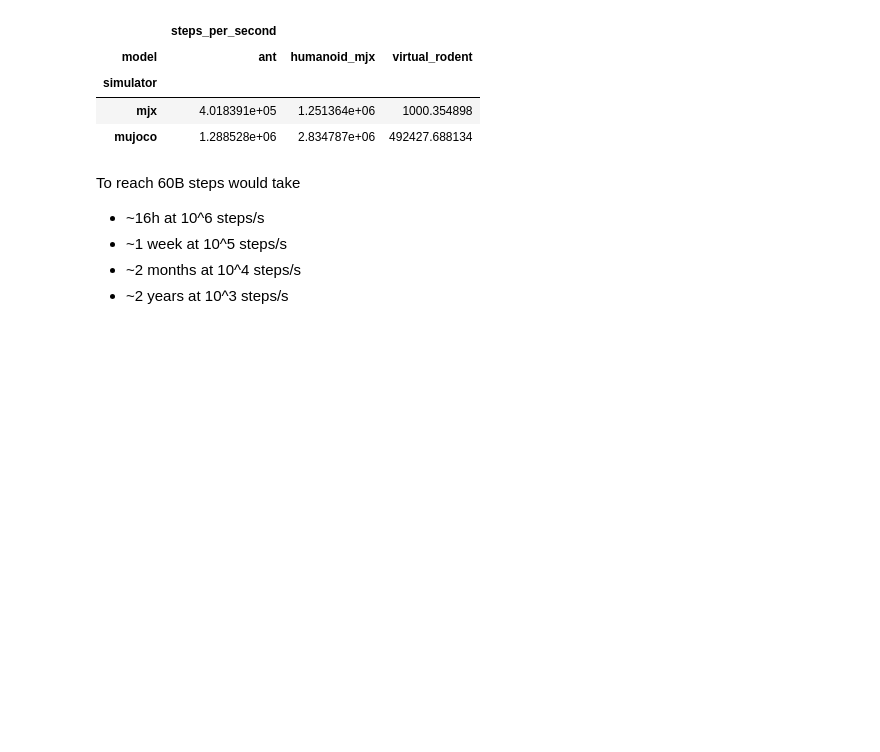
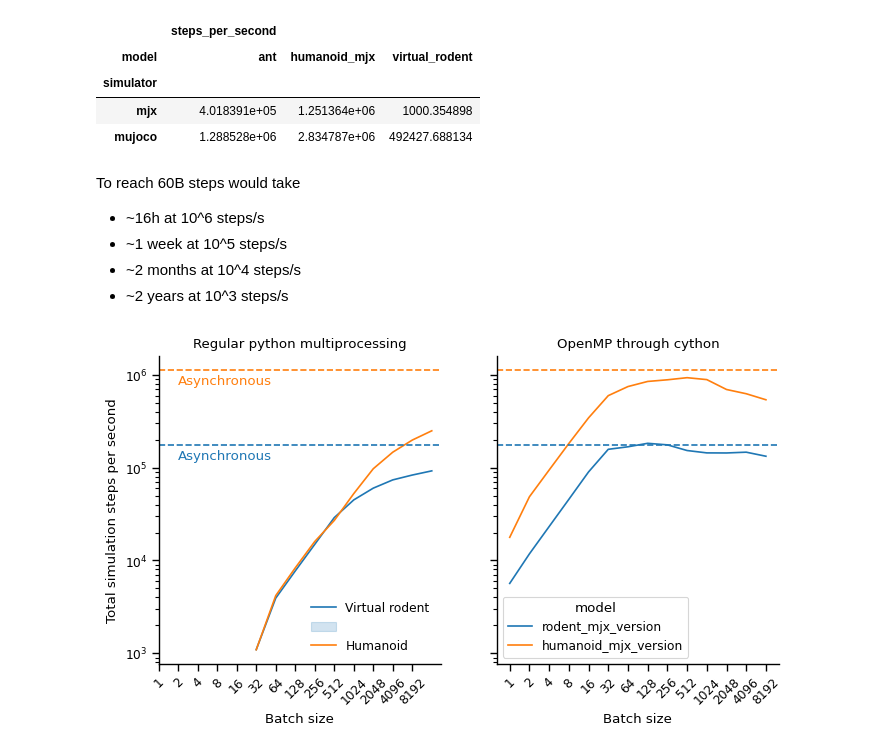
Before and after one commit to emiwar/quick-mjx-performance-test, a Jupyter notebook: Plot results.ipynb, the cells around one changed output. Drawn from its saved outputs; the diff is of its cells as text; code cells hidden in the pictures; blank space fills up the shorter version.

Commit message:
Plotted the synchronous results.

```diff
--- a/Plot results.ipynb
+++ b/Plot results.ipynb
@@ -57,3 +57,51 @@ To reach 60B steps would take
  - ~1 week at 10^5 steps/s
  - ~2 months at 10^4 steps/s
  - ~2 years at 10^3 steps/s
+# %%
+files = ['synchronized_multiprocessing_rodent_mjx_32_cores.csv', 'synchronized_multiprocessing_humanoid_mjx_32_cores.csv',
+         'cython_mujoco_rodent_32_cores.csv', 'cython_mujoco_humanoid_32_cores.csv',
+         'multiprocessing_humanoid_mjx_32_cores.csv', 'multiprocessing_rodent_mjx_32_cores.csv']
+data = pd.concat([pd.read_csv(f'results/{f}') for f in files])
+data.loc[data.parallellisation == 'synchronized_multiprocessing', 'batch_size'] = 32*data.loc[data.parallellisation == 'synchronized_multiprocessing', 'batch_per_worker']
+data.loc[data.parallellisation == 'none', 'parallellisation'] = 'openMP'
+#data.loc[data.parallellisation == 'none', 'parallellisation'] = 'openMP'
+# %%
+sns.set_context("paper")
+# %%
+reference = data.query("parallellisation == 'multiprocessing' & n_workers == 32").set_index('model').steps_per_second
+
+fig, axs = plt.subplots(1, 2, sharey=True, figsize=(8, 4))
+plt.sca(axs[0])
+sns.lineplot(data=data.query("parallellisation == 'synchronized_multiprocessing'"), x='batch_size', y='steps_per_second', hue='model')
+plt.legend(['Virtual rodent', '', 'Humanoid'], frameon=False)
+#plt.legend(['Virtual rodent', '', 'Ant', '', 'Humanoid'], frameon=False)
+plt.xscale('log')
+plt.yscale('log')
+plt.xlabel('Batch size')
+plt.ylabel('Total simulation steps per second')
+plt.xticks([], minor=True)
+plt.xticks(2**np.arange(14), 2**np.arange(14), rotation=45)
+plt.axhline(reference['rodent_mjx'], ls='--', color='C0')
+plt.axhline(reference['humanoid_mjx'], ls='--', color='C1')
+plt.text(2, reference['rodent_mjx'] * .7, "Asynchronous", color='C0')
+plt.text(2, reference['humanoid_mjx'] * .7, "Asynchronous", color='C1')
+plt.title('Regular python multiprocessing')
+sns.despine()
+
+
+plt.sca(axs[1])
+sns.lineplot(data=data.query("parallellisation == 'openMP'"), x='batch_size', y='steps_per_second', hue='model')
+#plt.legend(['Virtual rodent', '', 'Ant', '', 'Humanoid'], frameon=False)
+plt.xscale('log')
+plt.yscale('log')
+plt.xlabel('Batch size')
+plt.ylabel('Total simulation steps per second')
+plt.xticks([], minor=True)
+plt.xticks(2**np.arange(14), 2**np.arange(14), rotation=45)
+plt.axhline(reference['rodent_mjx'], ls='--', color='C0')
+plt.axhline(reference['humanoid_mjx'], ls='--', color='C1')
+plt.title('OpenMP through cython')
+sns.despine()
+plt.savefig('plots/synchronous_updates.svg', bbox_inches='tight')
+# %% [output]
+[figure, added]
```
Also changed, not shown: parts of 1 cell of this notebook, 2 other files.
